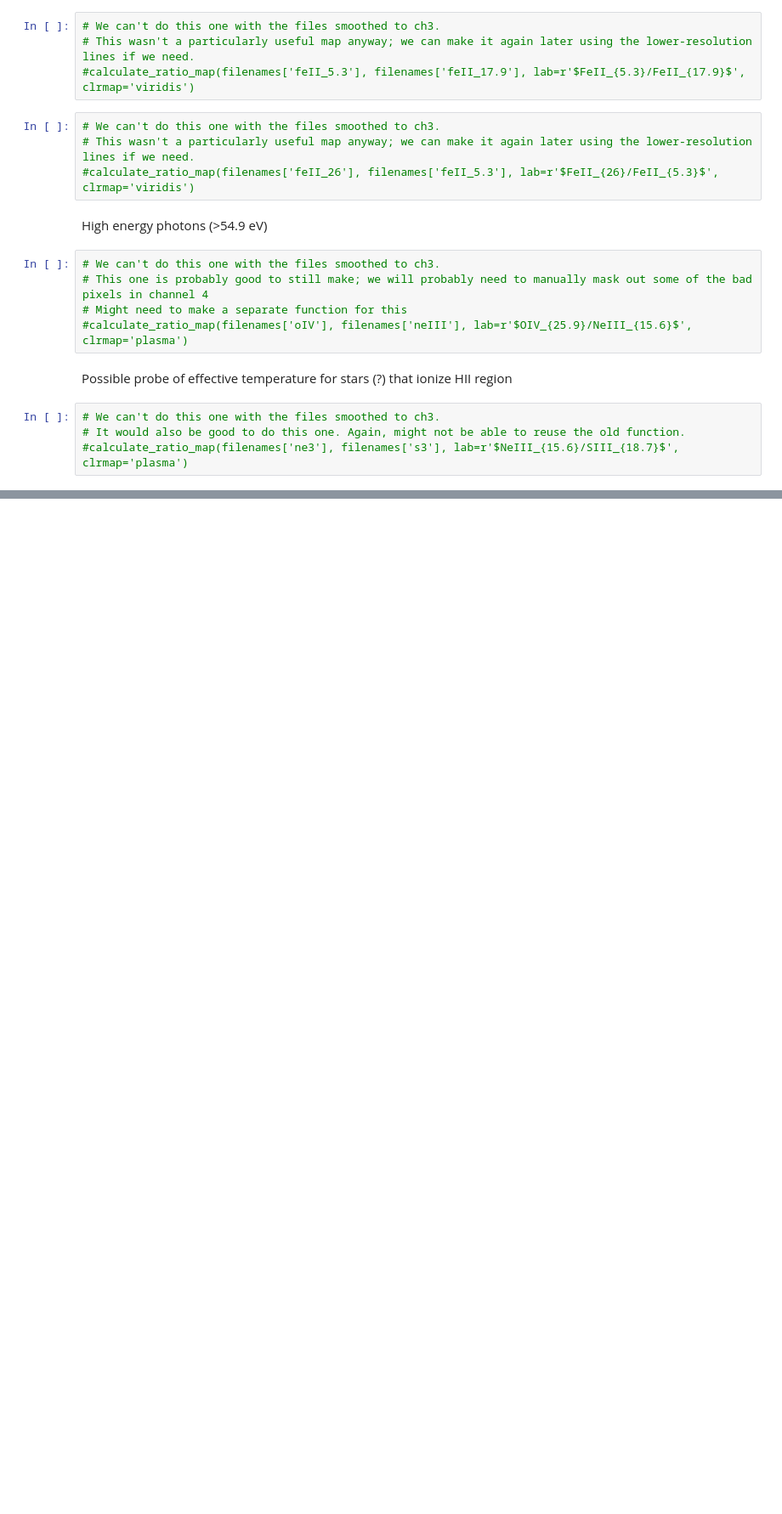
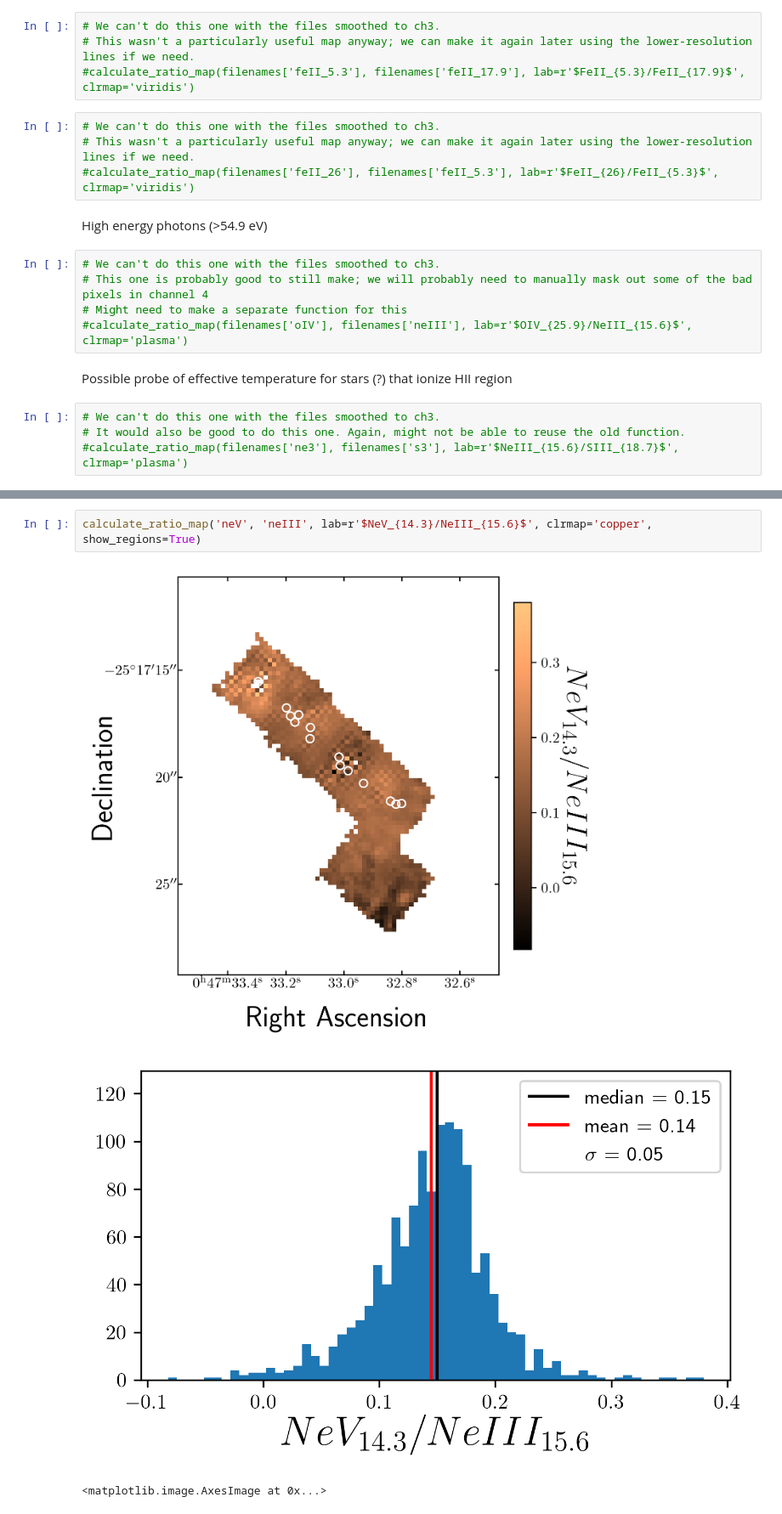
Before and after one commit to eacmills/ASTR-796-2025, a Jupyter notebook: task_6/JWST-NGC253-ASTR796-ratiomaps.ipynb, the cells around one changed output, grey strips where cells are left out. Shown at 85% size. Drawn from its saved outputs; the diff is of its cells as text; blank space fills up the shorter version.

```diff
--- a/task_6/JWST-NGC253-ASTR796-ratiomaps.ipynb
+++ b/task_6/JWST-NGC253-ASTR796-ratiomaps.ipynb
@@ -364,0 +449,6 @@ calculate_ratio_map(filenames['neV'], filenames['neII'], extinction_maps['neV'],
+# %%
+calculate_ratio_map('neV', 'neIII', lab=r'$NeV_{14.3}/NeIII_{15.6}$', clrmap='copper', show_regions=True)
+# %% [output]
+[figure, added]
+[figure, added]
+<matplotlib.image.AxesImage at 0x...>
```
Also changed, not shown: parts of 7 cells of this notebook.
